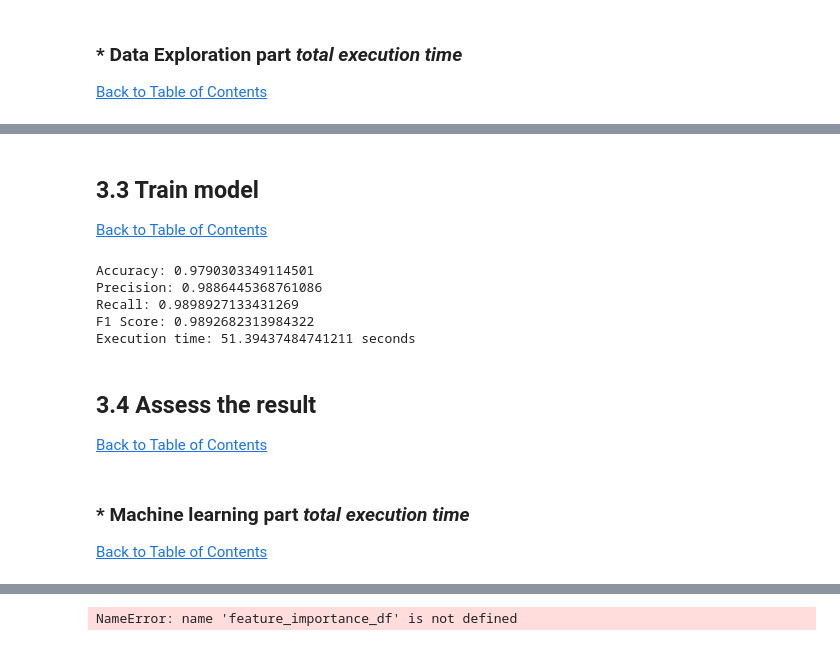
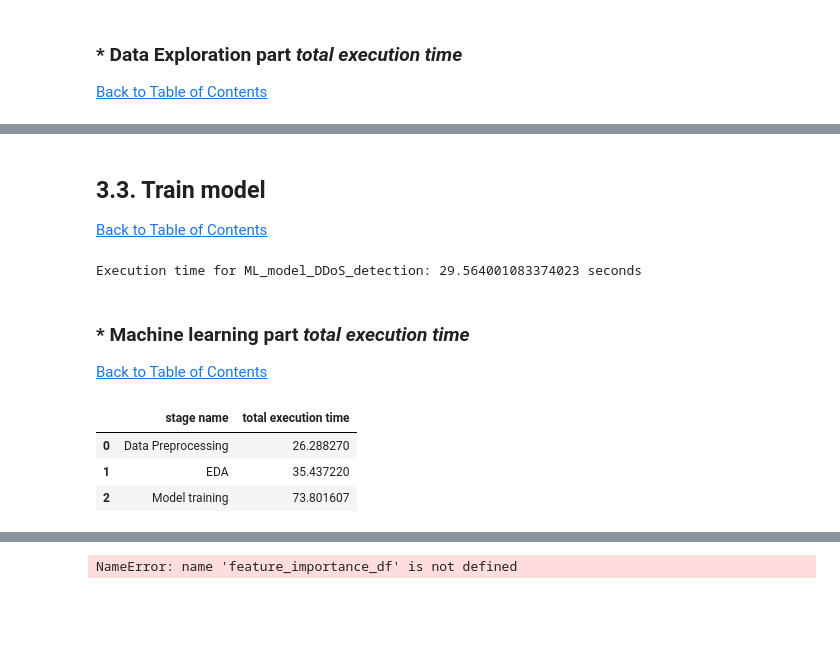
Before and after one commit to Natidhcp/MSC_DA_sem2_CA1, a Jupyter notebook: MSc_DA_CA1(No_BigData).ipynb, the cells around one changed output, grey strips where cells are left out. Drawn from its saved outputs; the diff is of its cells as text; code cells hidden in the pictures; blank space fills up the shorter version.

```diff
--- a/MSc_DA_CA1(No_BigData).ipynb
+++ b/MSc_DA_CA1(No_BigData).ipynb
@@ -321,0 +298,4 @@ Total execution time (hours:minutes:seconds): 0:0:38
+# %%
+df_exec = pd.DataFrame(columns=['stage name', 'total execution time'])
+df_exec.loc[0] = ['Data Preprocessing', total_average_sum]
+df_exec
@@ -333,12 +317,15 @@ Total execution time (hours:minutes:seconds): 0:0:38
 [Back to Table of Contents](#0.1)
 # %%
+# Variable to store the sum of all averages
+total_average_sum = 0
+
 start_time = time.time()  # Record the start time
 
 # Summary
 print("\nData Summary")
 df.info()
 
-print_execution_time(start_time)
+print_execution_time(start_time, 'Data Summary')
 # %% [output]
 Data Summary
 <class 'pandas.core.frame.DataFrame'>
@@ -623,6 +522,6 @@ Execution time: 11.542810916900635 seconds
 # %% [markdown]
 <a class="anchor" id="3.3"></a>
-## 3.3 Train model
+## 3.3. Train model
 [Back to Table of Contents](#0.1)
 # %%
 start_time = time.time()  # Record the start time
@@ -640,14 +539,11 @@ precision = precision_score(y_test, y_pred)
 recall = recall_score(y_test, y_pred)
 f1 = f1_score(y_test, y_pred)
 
-print_execution_time(start_time)
+print("Accuracy:", accuracy)
+print("Precision:", precision)
+print("Recall:", recall)
+print("F1 Score:", f1)
+
+print_execution_time(start_time, 'ML_model_DDoS_detection') # Record the stop time
 # %% [output]
-Accuracy: 0.9790303349114501
-Precision: 0.9886445368761086
-Recall: 0.9898927133431269
-F1 Score: 0.9892682313984322
-Execution time: 51.39437484741211 seconds
+Execution time for ML_model_DDoS_detection: 29.564001083374023 seconds
-# %% [markdown]
-<a class="anchor" id="3.4"></a>
-## 3.4 Assess the result
-[Back to Table of Contents](#0.1)
@@ -662,14 +552,12 @@ print("F1 Score:", f1)
 ### * Machine learning part *total execution time*
 [Back to Table of Contents](#0.1)
 # %%
-print("Total execution time for Machine learning Application part:", total_execution_time, "seconds")
-
-# Convert to hours, minutes, and seconds
-total_seconds = int(total_execution_time)
-hours = total_seconds // 3600
-minutes = (total_seconds % 3600) // 60
-seconds = total_seconds % 60
-
-print("Total execution time (hours:minutes:seconds):", f"{hours}:{minutes}:{seconds}")
+df_exec.loc[2] = ['Model training', total_average_sum]
+df_exec
+# %% [output]
+|  | stage name | total execution time |
+| 0 | Data Preprocessing | 26.288270 |
+| 1 | EDA | 35.437220 |
+| 2 | Model training | 73.801607 |
 # %% [markdown]
 ### Note
```
Also changed, not shown: parts of 74 cells of this notebook, 1 other file.
